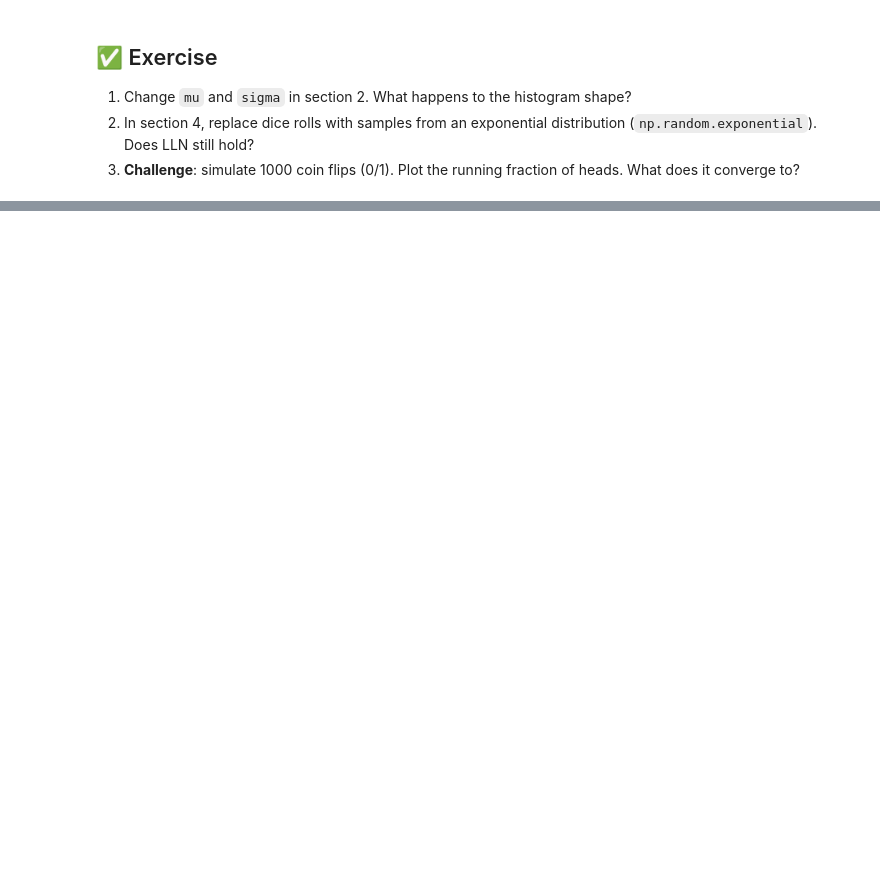
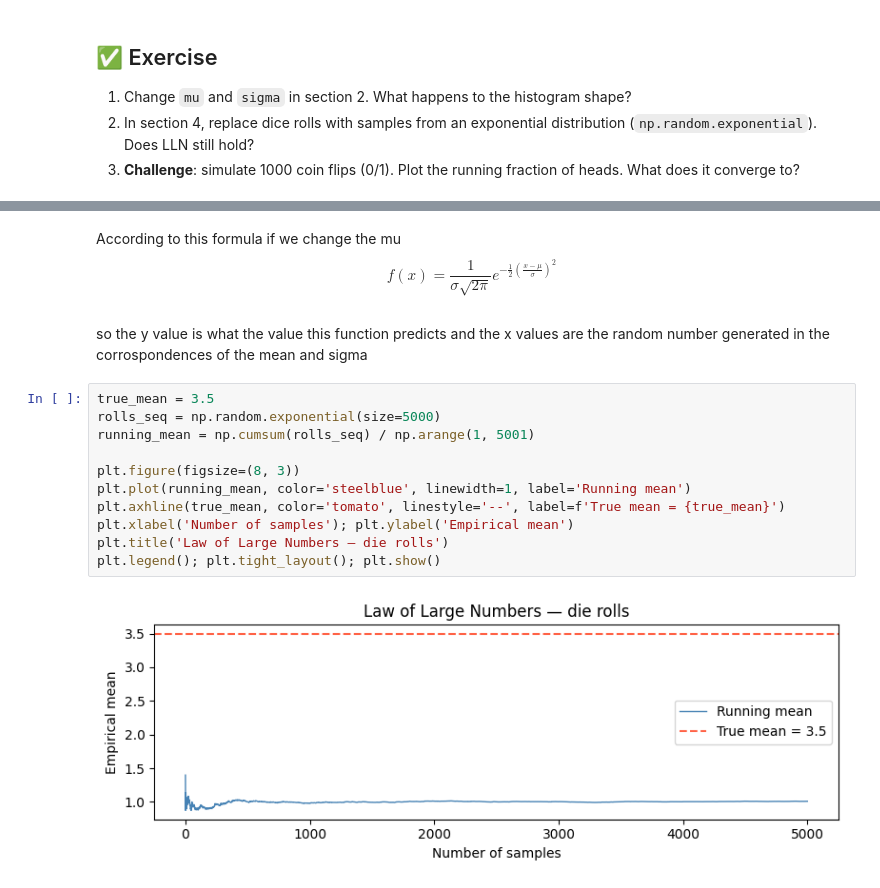
Before and after one commit to J-K-O-Dev/SoC-RL, a Jupyter notebook: Week 2/01_probability_basics.ipynb, the cells around one changed output, grey strips where cells are left out. Saved outputs shown, nothing was run; the diff lists cells and outputs as text; blank space fills up the shorter version.

```diff
--- a/Week 2/01_probability_basics.ipynb
+++ b/Week 2/01_probability_basics.ipynb
@@ -90,0 +130,18 @@ plt.legend(); plt.tight_layout(); plt.show()
+# %% [markdown]
+According to this formula if we change the mu
+$$f(x) = \frac{1}{\sigma \sqrt{2\pi}} e^{-\frac{1}{2}\left(\frac{x - \mu}{\sigma}\right)^2}$$
+# %% [markdown]
+so the y value is what the value this function predicts and the x values are the random number generated in the corrospondences of the mean and sigma
+# %%
+true_mean = 3.5
+rolls_seq = np.random.exponential(size=5000)
+running_mean = np.cumsum(rolls_seq) / np.arange(1, 5001)
+
+plt.figure(figsize=(8, 3))
+plt.plot(running_mean, color='steelblue', linewidth=1, label='Running mean')
+plt.axhline(true_mean, color='tomato', linestyle='--', label=f'True mean = {true_mean}')
+plt.xlabel('Number of samples'); plt.ylabel('Empirical mean')
+plt.title('Law of Large Numbers — die rolls')
+plt.legend(); plt.tight_layout(); plt.show()
+# %% [output]
+[figure, added]
```
Also changed, not shown: parts of 10 cells of this notebook, 9 other files.
